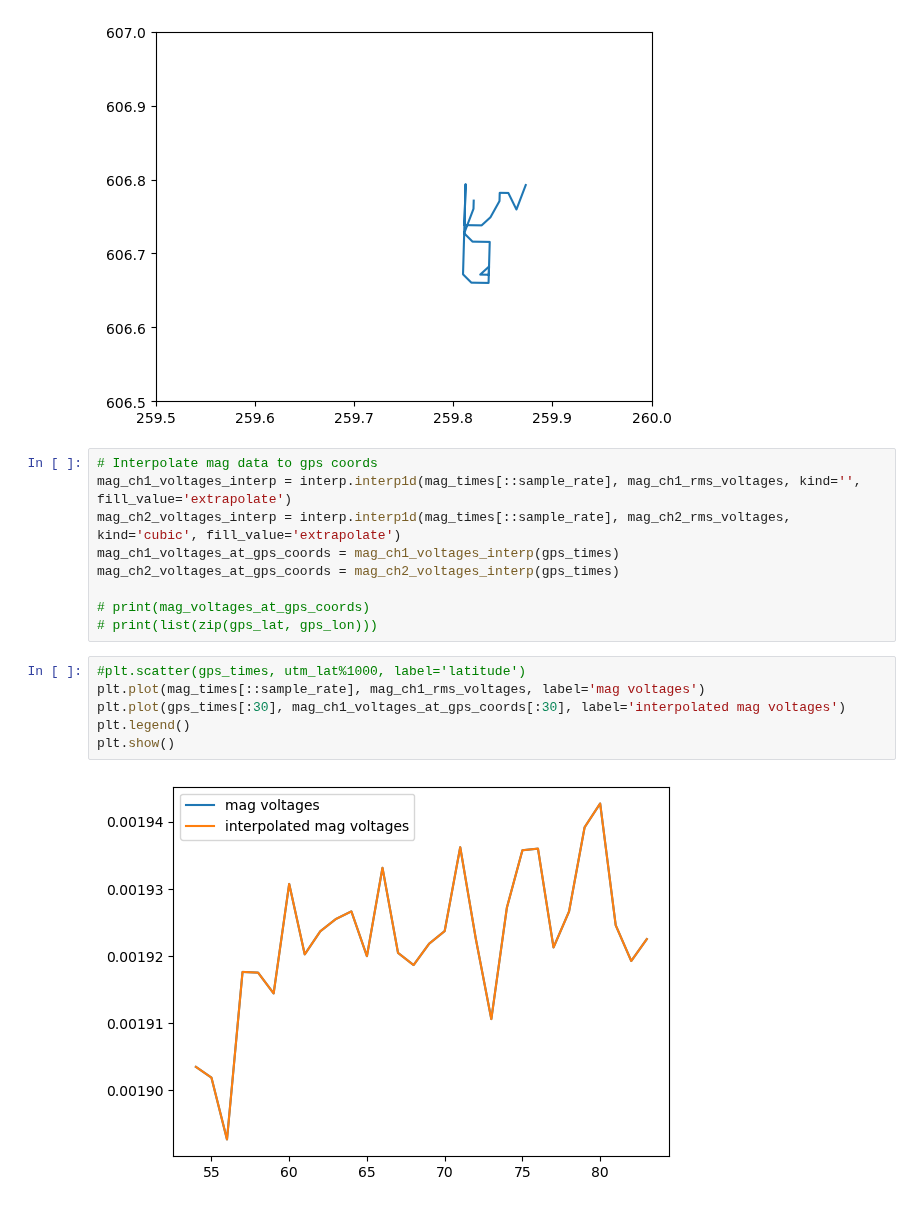
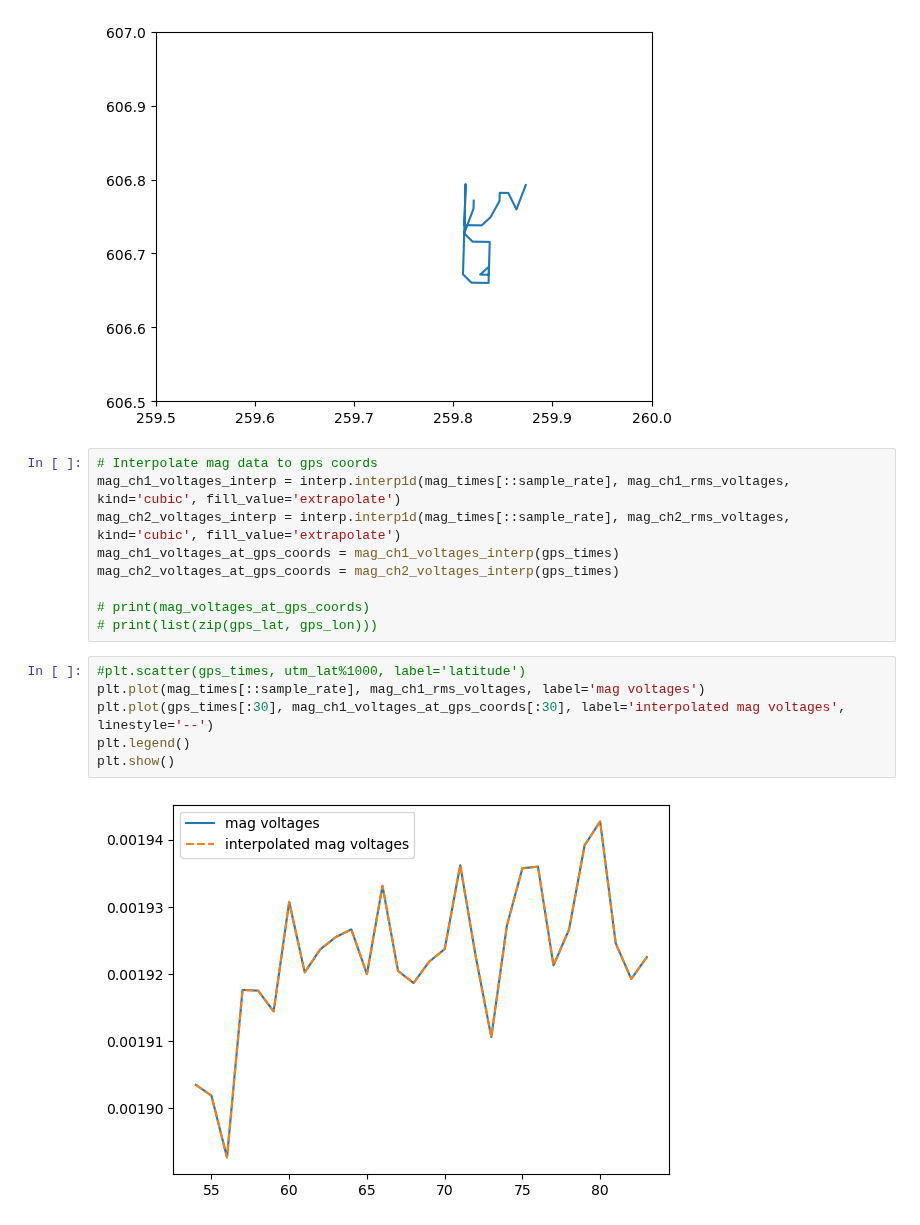
Before and after one commit to PhantomPickle/FDEM, a Jupyter notebook: mag_mapping.ipynb, the cells around one changed output. Drawn from its saved outputs; the diff is of its cells as text.

```diff
--- a/mag_mapping.ipynb
+++ b/mag_mapping.ipynb
@@ -38,7 +38,7 @@ plt.show()
 [figure]
 # %%
 # Interpolate mag data to gps coords
-mag_ch1_voltages_interp = interp.interp1d(mag_times[::sample_rate], mag_ch1_rms_voltages, kind='', fill_value='extrapolate')
+mag_ch1_voltages_interp = interp.interp1d(mag_times[::sample_rate], mag_ch1_rms_voltages, kind='cubic', fill_value='extrapolate')
 mag_ch2_voltages_interp = interp.interp1d(mag_times[::sample_rate], mag_ch2_rms_voltages, kind='cubic', fill_value='extrapolate')
 mag_ch1_voltages_at_gps_coords = mag_ch1_voltages_interp(gps_times)
 mag_ch2_voltages_at_gps_coords = mag_ch2_voltages_interp(gps_times)
@@ -48,8 +48,8 @@ mag_ch2_voltages_at_gps_coords = mag_ch2_voltages_interp(gps_times)
 # %%
 #plt.scatter(gps_times, utm_lat%1000, label='latitude')
 plt.plot(mag_times[::sample_rate], mag_ch1_rms_voltages, label='mag voltages')
-plt.plot(gps_times[:30], mag_ch1_voltages_at_gps_coords[:30], label='interpolated mag voltages')
+plt.plot(gps_times[:30], mag_ch1_voltages_at_gps_coords[:30], label='interpolated mag voltages', linestyle='--')
 plt.legend()
 plt.show()
 # %% [output]
-[figure, old version]
+[figure, new version]
```
Also changed, not shown: 2 other files.
